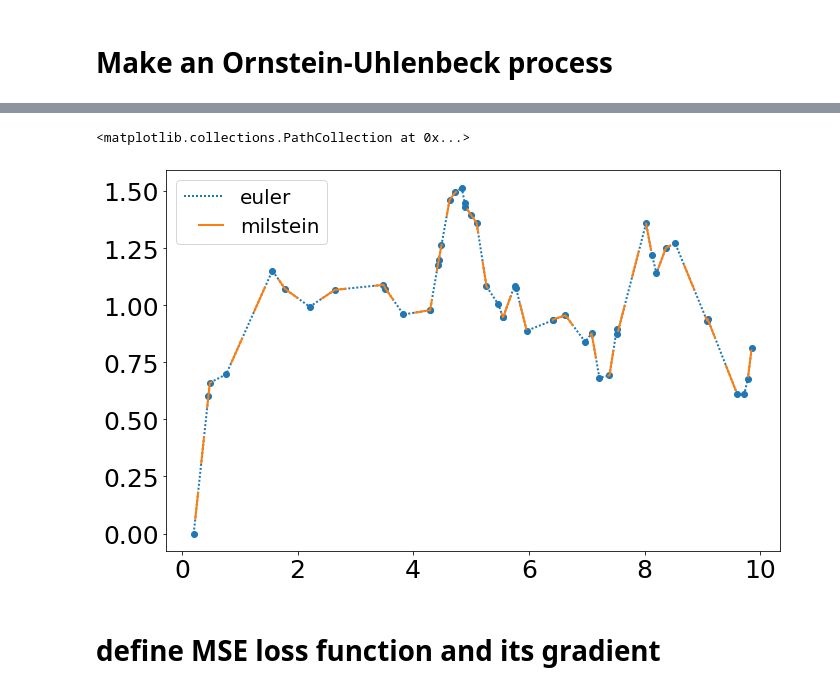
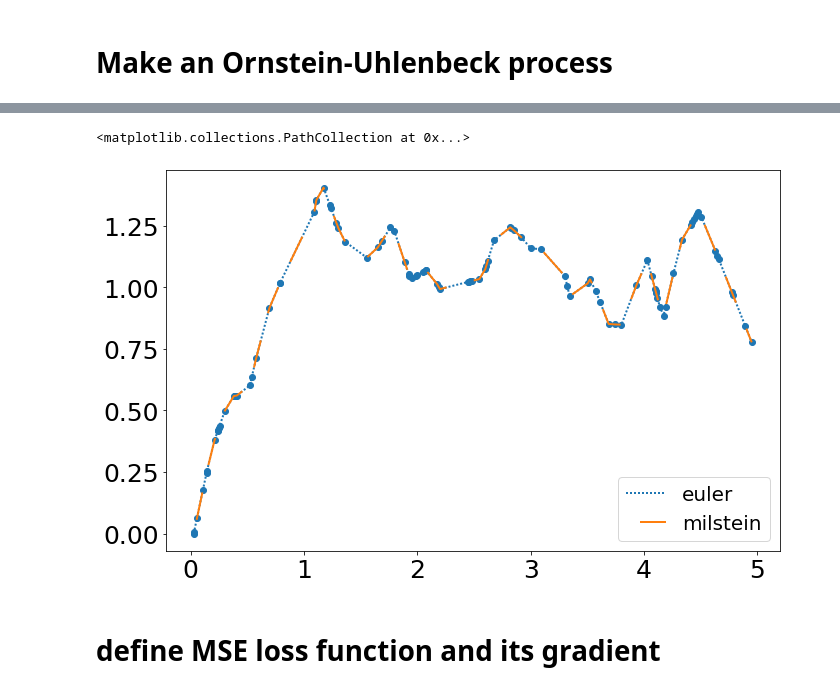
Before and after one commit to al-jshen/jx, a Jupyter notebook: notebooks/sde.ipynb, the cells around one changed output, grey strips where cells are left out. Saved outputs shown, nothing was run; the diff lists cells and outputs as text; code cells hidden in the pictures.

```diff
--- a/notebooks/sde.ipynb
+++ b/notebooks/sde.ipynb
@@ -69,7 +76,7 @@ def _sdeint_step_milstein(drift, diffusion, params, aug_fn, y, t0, t1, key):
 
     return y, (y, aug)
 
-def _sdeint(drift, diffusion, y0, t, params, key, dt, maxiter, sdeint_step, aug_fn=None, method='milstein'):
+def _sdeint(drift, diffusion, y0, t, params, key, dt, maxiter, sdeint_step, aug_fn=None):
 
     @jax.jit
     def step_once(carry):
@@ -132,18 +139,21 @@ def _sdeint(drift, diffusion, y0, t, params, key, dt, maxiter, sdeint_step, aug_
         augs = jnp.concatenate((augs, y_aug[1]))
         return ys, augs
 
-def sdeint_maker(sde, t, dt=0.1, method='milstein', batch=False):
+def sdeint_maker(sde, t, dt=None, method='milstein', batch=False):
 
     has_aug = 'aug' in sde.keys()
-    maxiter = jnp.round(jnp.max(jnp.diff(t) / dt)).astype(int).item()
+    max_step = jnp.max(jnp.diff(t))
+    if dt is None:
+        dt = max_step / 1.9
 
     if method == 'euler':
-        _sdeint_step = _sdeint_step_euler
+        sdeint_step = _sdeint_step_euler
     elif method == 'milstein':
-        _sdeint_step = _sdeint_step_milstein
+        sdeint_step = _sdeint_step_milstein
     else:
         raise
 
+    @partial(jax.jit, static_argnames=["drift", 'diffusion', 'dt', 'maxiter', 'aug_fn'])
     def sdeint(
         y0,
         t,
@@ -152,10 +162,8 @@ def sdeint_maker(sde, t, dt=0.1, method='milstein', batch=False):
         drift=sde['drift'],
         diffusion=sde['diffusion'],
         dt=dt,
-        maxiter=maxiter,
-        sdeint_step=_sdeint_step,
+        maxiter=jnp.ceil(max_step / dt).astype(int),
         aug_fn=sde['aug'] if has_aug else None,
-        method=method
     ):
         return _sdeint(
             drift=drift,
@@ -168,13 +176,9 @@ def sdeint_maker(sde, t, dt=0.1, method='milstein', batch=False):
             maxiter=maxiter,
             sdeint_step=sdeint_step,
             aug_fn=aug_fn,
-            method=method
         )
 
-    if batch:
-        return jax.vmap(sdeint, in_axes=(None, None, None, 0))
-    else:
-        return sdeint
+    return sdeint
 # %% [markdown]
 # Make an Ornstein-Uhlenbeck process
 # %%
@@ -192,8 +196,8 @@ params = dict(
 )
 # %%
 # run sdeint with two different integrators
-x = jnp.sort(jax.random.uniform(key, minval=0., maxval=10., shape=(50,)))
-sdeint = jax.jit(sdeint_maker(ou, x, batch=False))
+x = jnp.sort(jax.random.uniform(key, minval=0., maxval=5., shape=(100,)))
+sdeint = sdeint_maker(ou, x)
 for m, ls in zip(['euler', 'milstein'], [(1, 1, 1), (0, 7, 7)]):
     %time y = sdeint(y0=0., t=x, params=params, key=key)[0]
     plt.plot(x, y, label=m, dashes=ls, lw=2)
@@ -207,5 +211,5 @@ Wall time: 11.9 ms
 <matplotlib.collections.PathCollection at 0x...>
-[figure, old version]
+[figure, new version]
 # %% [markdown]
 # define MSE loss function and its gradient
 # %%
```
Also changed, not shown: parts of 28 cells of this notebook, 3 other files.
